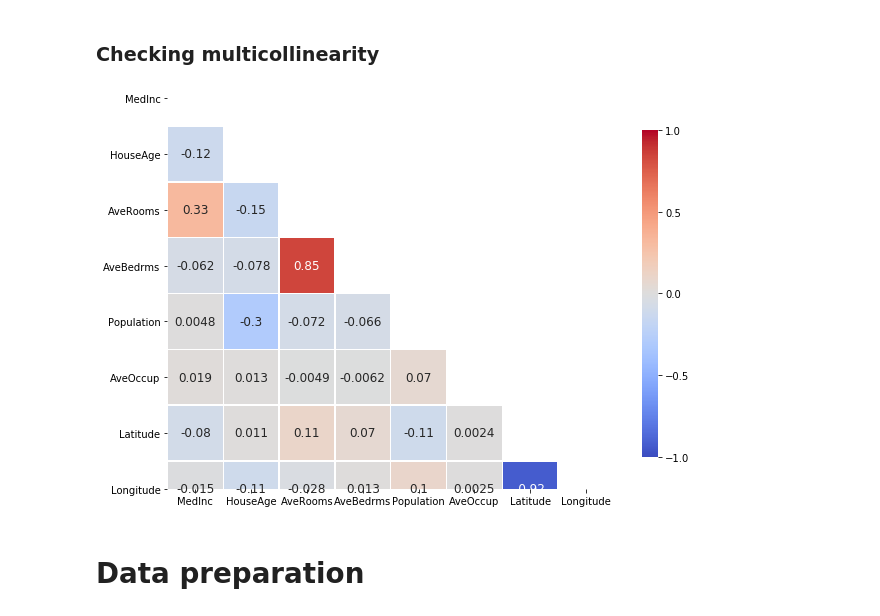
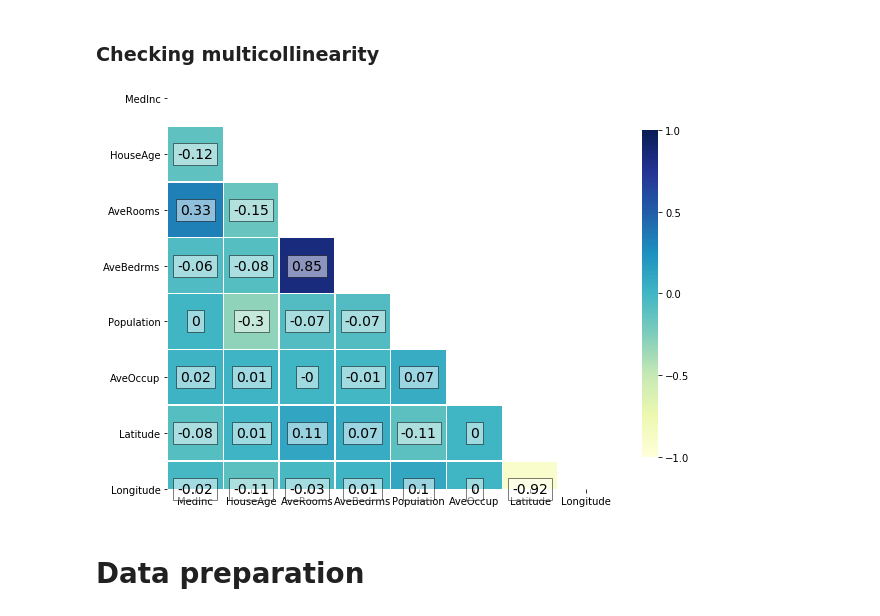
Before and after one commit to Ranykhalil/regression-metrics-daily-channel-dsc, a Jupyter notebook: data_science_process.ipynb, the cells around one changed output. Saved outputs shown, nothing was run; the diff lists cells and outputs as text; code cells hidden in the pictures.

```diff
--- a/data_science_process.ipynb
+++ b/data_science_process.ipynb
@@ -58,27 +58,27 @@ The independent variables:
 # %%
 import matplotlib.pyplot as plt
 import seaborn as sns
 f, ax = plt.subplots(figsize=(10, 15))
 corr_matrix = X.corr()
 mask = np.zeros_like(corr_matrix, dtype=np.bool)
 mask[np.triu_indices_from(mask)]= True
-heatmap = sns.heatmap(corr_matrix,
+heatmap = sns.heatmap(round(X.corr(),2),
                       mask = mask,
                       square = True,
                       linewidths = .5,
-                      cmap = "coolwarm",
+                      cmap = "YlGnBu",
                       cbar_kws = {"shrink": .4,
                                 "ticks" : [-1, -.5, 0, 0.5, 1]},
                       vmin = -1,
                       vmax = 1,
                       annot = True,
-                      annot_kws = {"size": 12})
+                      annot_kws = {"size": 14, "color" : "black", "backgroundcolor": "white", "bbox": dict(facecolor='white', alpha=0.5)})
 #add the column names as labels
 ax.set_yticklabels(corr_matrix.columns, rotation = 0)
 ax.set_xticklabels(corr_matrix.columns)
 sns.set_style({'xtick.bottom': True}, {'ytick.left': True})
 # %% [output]
-[figure, old version]
+[figure, new version]
 # %% [markdown]
 # Data preparation
 # %% [markdown]
```
Also changed, not shown: parts of 3 cells of this notebook.
